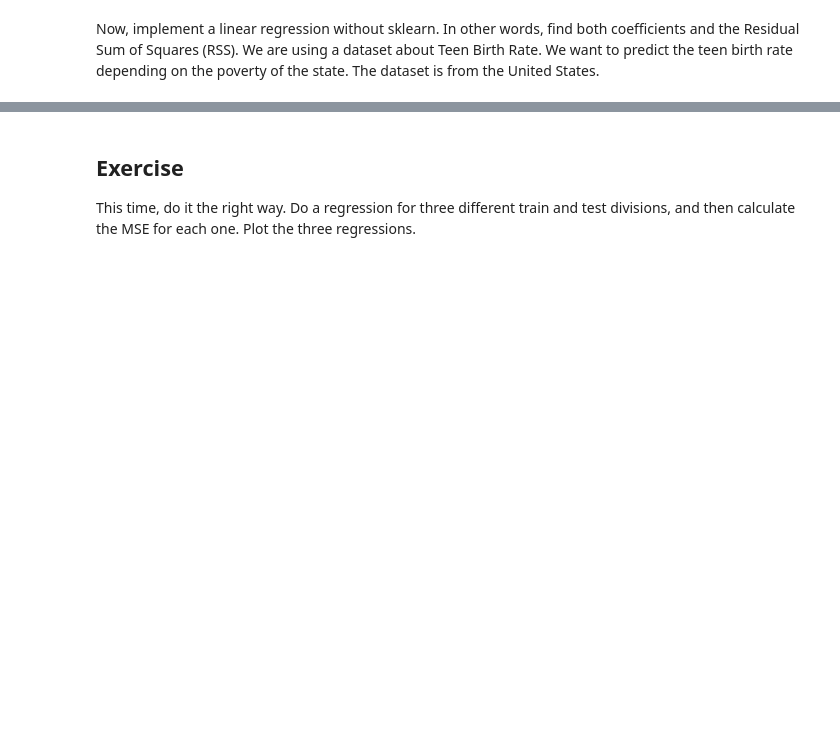
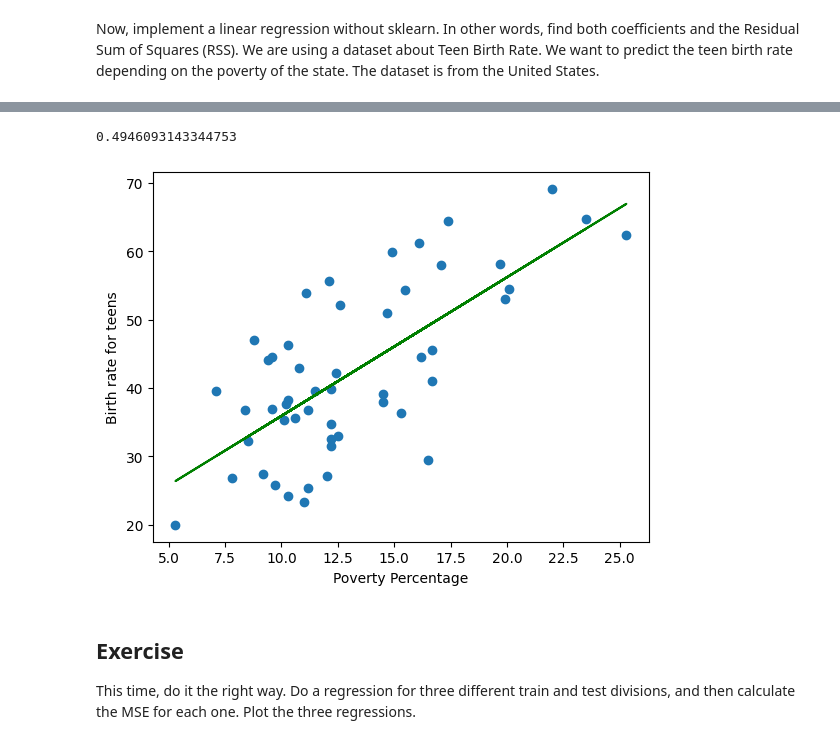
Before and after one commit to yninom/STATISTICALLEARNING, a Jupyter notebook: LinearRegression-Ex.ipynb, the cells around one changed output, grey strips where cells are left out. Drawn from its saved outputs; the diff is of its cells as text; code cells hidden in the pictures; blank space fills up the shorter version.

```diff
--- a/LinearRegression-Ex.ipynb
+++ b/LinearRegression-Ex.ipynb
@@ -54,3 +106,36 @@ plt.show()
+# %%
+r2 = 1 - (MSE/SST)
+r2
+# %% [output]
+0.4946093143344753
+# %%
+def simple_linear_regression(X, y):
+    N = len(X)
+    X_mean = X.mean()
+    y_mean = y.mean()
+
+    B1 = (((X - X_mean) * (y - y_mean)).sum()) / (((X - X_mean)**2).sum())
+    B0 = y_mean - (B1*X_mean)
+
+    y_pred = B0 + B1*X
+
+    MSE = (((y-y_pred)**2).sum())/N
+    SST = (((y-y_mean)**2).sum())/N
+    r2 = 1 - (MSE/SST)
+
+    return y_pred, MSE, r2
+
+X1 = dataset['PovPct']
+y1 = dataset['TeenBrth']
+y_pred_1, MSE_1, r_2_1 = simple_linear_regression(X1,y1)
+
+plt.scatter(dataset['PovPct'], dataset['TeenBrth'])
+plt.plot(X1, y_pred_1,color='g')
+plt.xlabel("Poverty Percentage")
+plt.ylabel("Birth rate for teens")
+plt.show()
+# %% [output]
+[figure, added]
 # %% [markdown]
 ## Exercise
 
```
Also changed, not shown: parts of 29 cells of this notebook.
